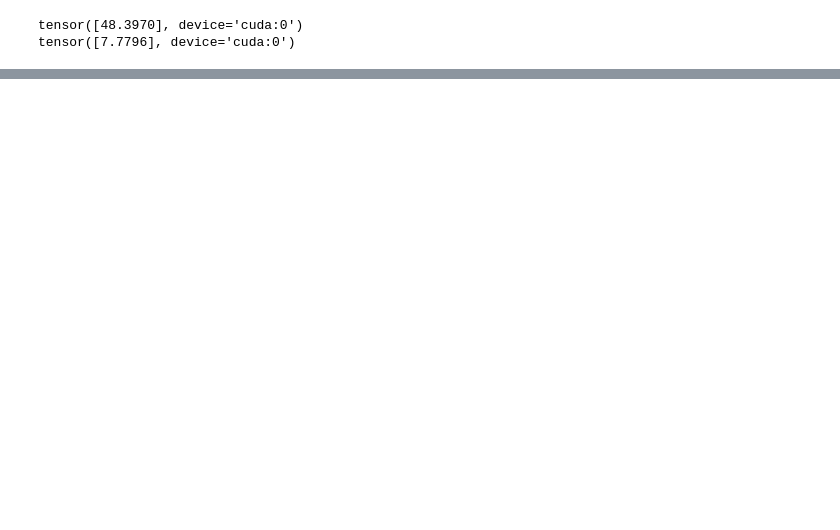
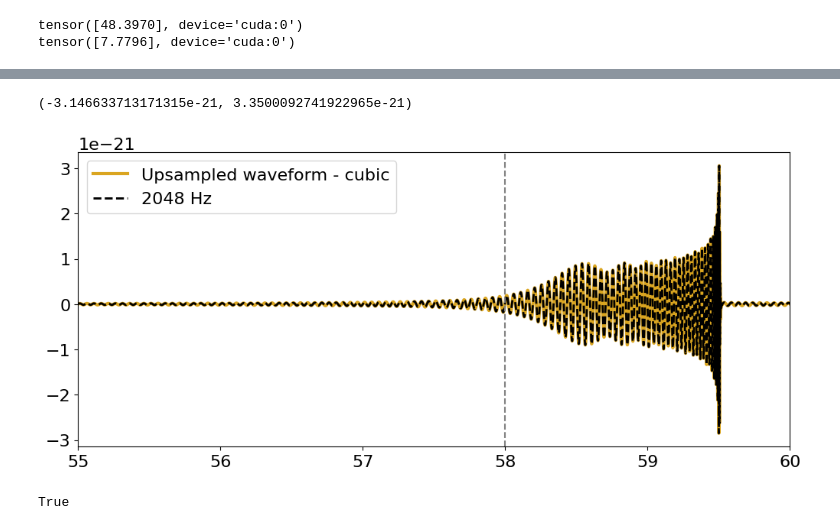
Before and after one commit to bhgupta20/mlgw-project, a Jupyter notebook: bns_tutorial/ml4gw_BNS.ipynb, the cells around one changed output, grey strips where cells are left out. Saved outputs shown, nothing was run; the diff lists cells and outputs as text; code cells hidden in the pictures; blank space fills up the shorter version.

```diff
--- a/bns_tutorial/ml4gw_BNS.ipynb
+++ b/bns_tutorial/ml4gw_BNS.ipynb
@@ -694,0 +800,24 @@ plt.show()
+# %%
+from scipy.interpolate import interp1d
+f = interp1d(timet.numpy(), X3.numpy(), kind="cubic")
+x_up3 = f(time.numpy())
+# %%
+plt.figure(figsize=(12, 5))
+plt.plot(time, x_up3, color='goldenrod', linewidth=3, label='Upsampled waveform - cubic')
+plt.plot(result_low1[2048]['t'], result_bbh[2048]['hp'], linewidth=2, color='black', linestyle='--', label='2048 Hz')
+
+plt.axvline(x=40, color='grey', linestyle='--')
+plt.axvline(x=58, color='grey', linestyle='--')
+
+plt.legend(loc='best')
+# plt.xlim(57.9, 58.1)
+# plt.xlim(59.4, 59.5)
+plt.xlim(55, 60)
+plt.ylim()
+# %% [output]
+(-3.146633713171315e-21, 3.3500092741922965e-21)
+[figure, added]
+# %%
+np.allclose(result_bbh[2048]['hp']*1e21, x_up3*1e21, atol=1e-2)
+# %% [output]
+True
```
Also changed, not shown: parts of 24 cells of this notebook.
